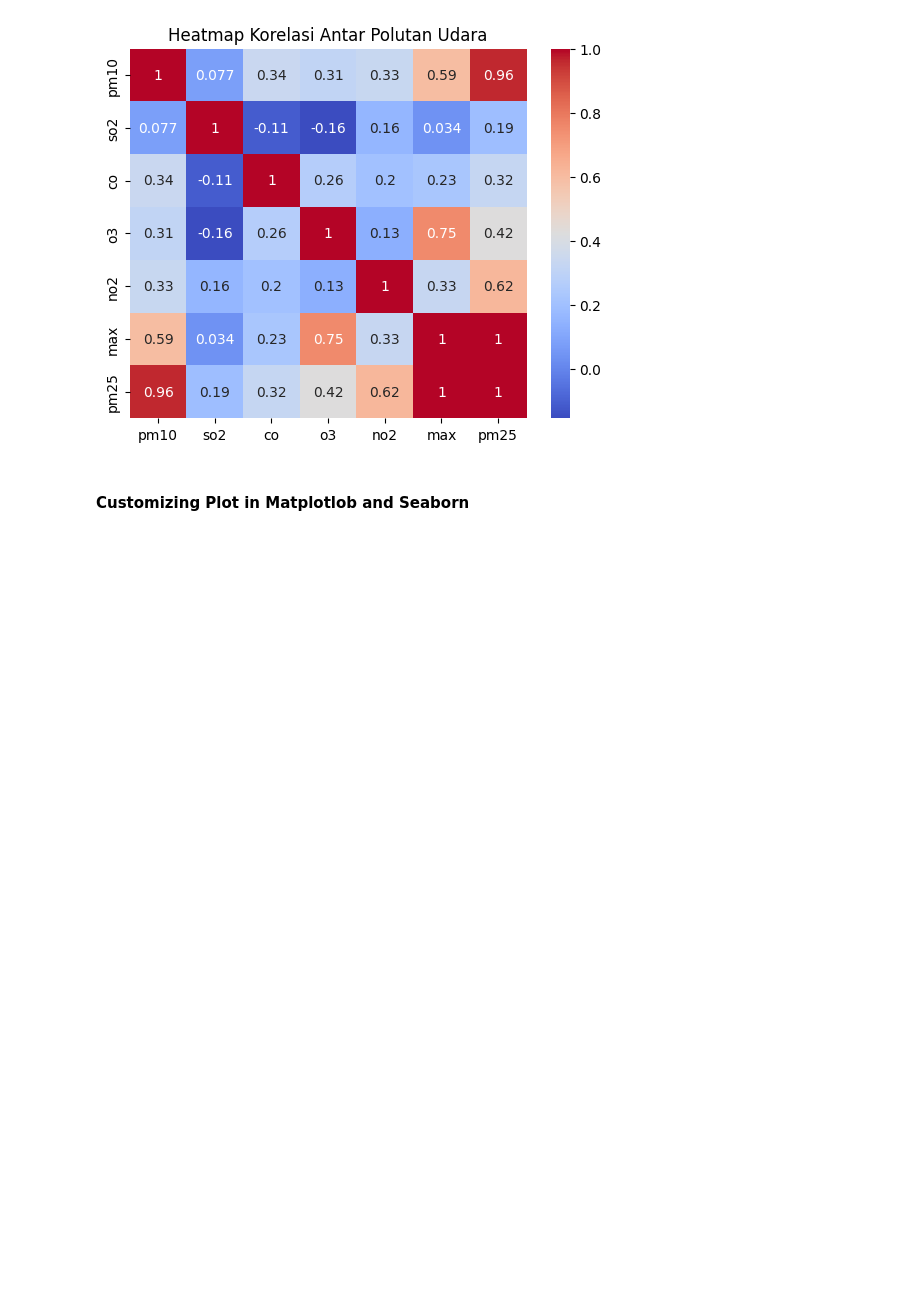
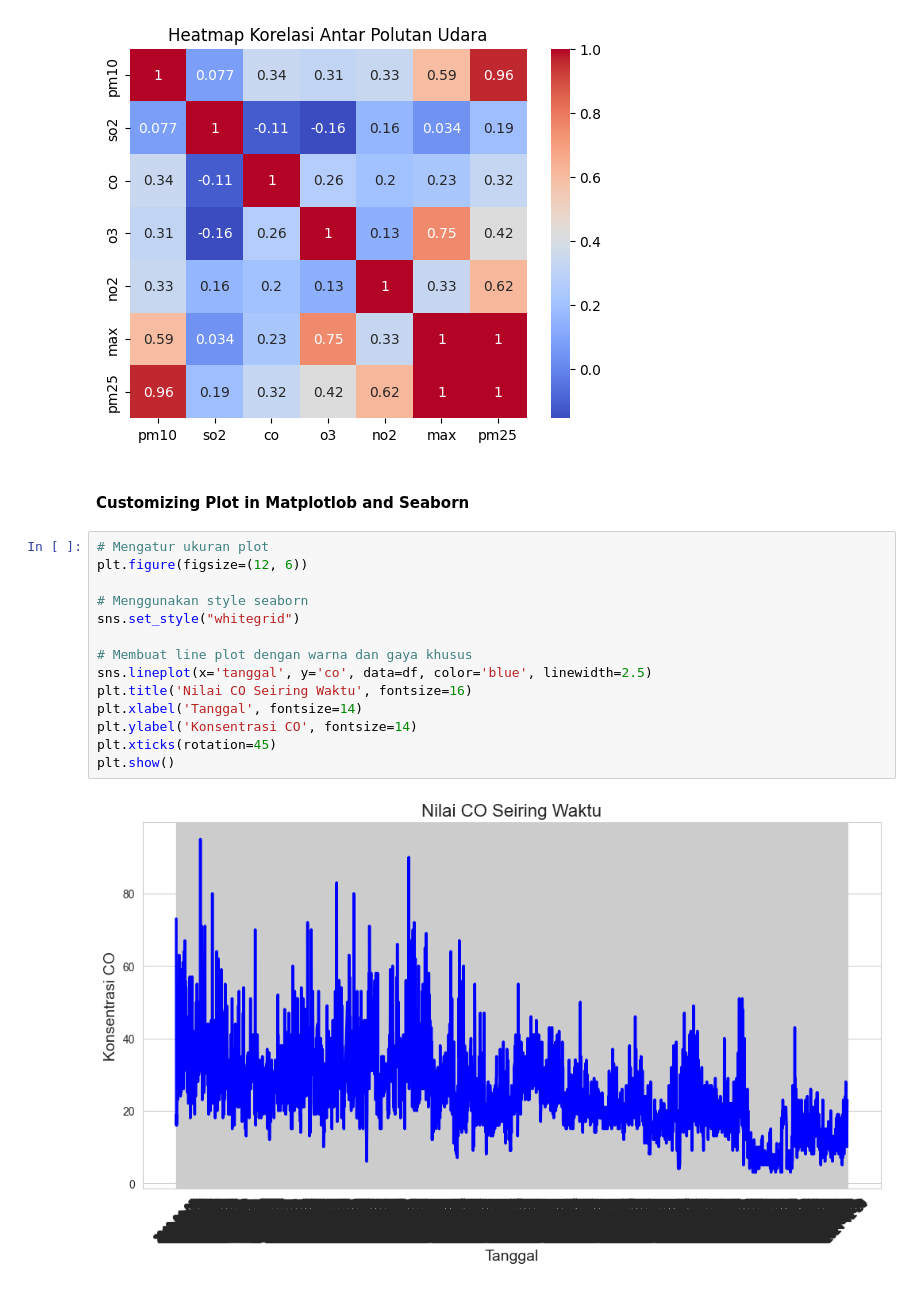
Before and after one commit to MukhlisMaulanaA/data-analytics-python, a Jupyter notebook: index.ipynb, the cells around one changed output. Drawn from its saved outputs; the diff is of its cells as text; blank space fills up the shorter version.

```diff
--- a/index.ipynb
+++ b/index.ipynb
@@ -177,3 +177,19 @@ plt.show()
 [figure]
 # %% [markdown]
 #### Customizing Plot in Matplotlob and Seaborn
+# %%
+# Mengatur ukuran plot
+plt.figure(figsize=(12, 6))
+
+# Menggunakan style seaborn
+sns.set_style("whitegrid")
+
+# Membuat line plot dengan warna dan gaya khusus
+sns.lineplot(x='tanggal', y='co', data=df, color='blue', linewidth=2.5)
+plt.title('Nilai CO Seiring Waktu', fontsize=16)
+plt.xlabel('Tanggal', fontsize=14)
+plt.ylabel('Konsentrasi CO', fontsize=14)
+plt.xticks(rotation=45)
+plt.show()
+# %% [output]
+[figure, added]
```
Also changed, not shown: parts of 2 cells of this notebook.
